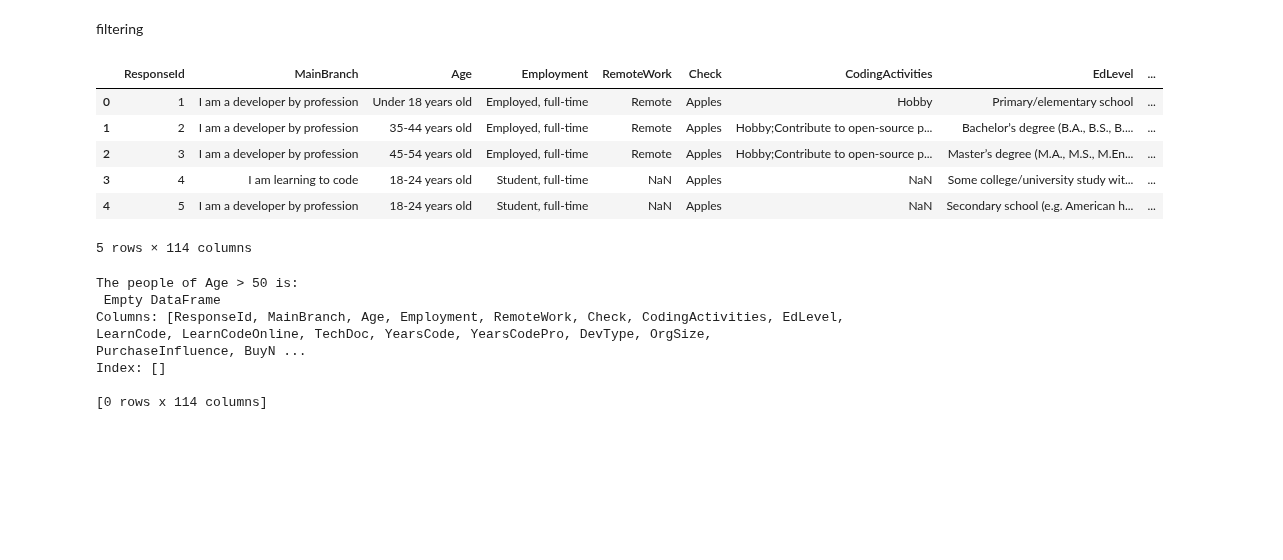
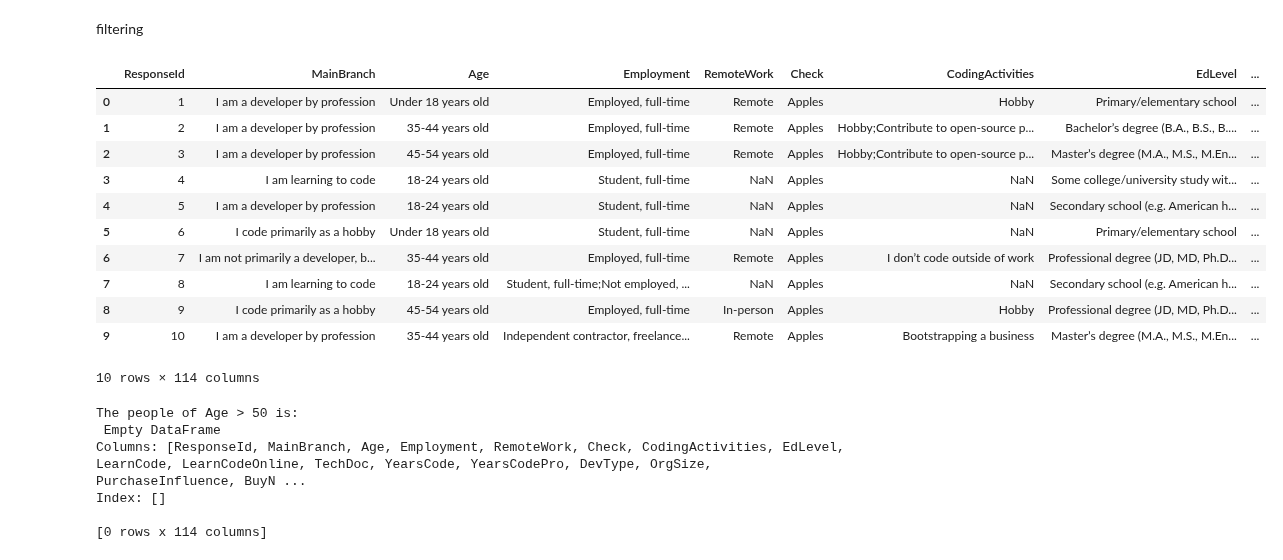
Before and after one commit to vikasbb06/An-Overall-view-of-python, a Jupyter notebook: 06-Pandas/pandas3.ipynb, the cells around one changed output. Cells and saved outputs as stored; diff of their text form; code cells hidden in the pictures; blank space fills up the shorter version.

```diff
--- a/06-Pandas/pandas3.ipynb
+++ b/06-Pandas/pandas3.ipynb
@@ -4,15 +4,20 @@ filtering
 import pandas as pd
 # %%
 df = pd.read_csv('results.csv')
-df.head()
+df.head(10)
 # %% [output]
 |  | ResponseId | MainBranch | Age | Employment | RemoteWork | Check | CodingActivities | EdLevel | ... |
 | 0 | 1 | I am a developer by profession | Under 18 years old | Employed, full-time | Remote | Apples | Hobby | Primary/elementary school | ... |
 | 1 | 2 | I am a developer by profession | 35-44 years old | Employed, full-time | Remote | Apples | Hobby;Contribute to open-source p... | Bachelor’s degree (B.A., B.S., B.... | ... |
 | 2 | 3 | I am a developer by profession | 45-54 years old | Employed, full-time | Remote | Apples | Hobby;Contribute to open-source p... | Master’s degree (M.A., M.S., M.En... | ... |
 | 3 | 4 | I am learning to code | 18-24 years old | Student, full-time | NaN | Apples | NaN | Some college/university study wit... | ... |
 | 4 | 5 | I am a developer by profession | 18-24 years old | Student, full-time | NaN | Apples | NaN | Secondary school (e.g. American h... | ... |
+| 5 | 6 | I code primarily as a hobby | Under 18 years old | Student, full-time | NaN | Apples | NaN | Primary/elementary school | ... |
+| 6 | 7 | I am not primarily a developer, b... | 35-44 years old | Employed, full-time | Remote | Apples | I don’t code outside of work | Professional degree (JD, MD, Ph.D... | ... |
+| 7 | 8 | I am learning to code | 18-24 years old | Student, full-time;Not employed, ... | NaN | Apples | NaN | Secondary school (e.g. American h... | ... |
+| 8 | 9 | I code primarily as a hobby | 45-54 years old | Employed, full-time | In-person | Apples | Hobby | Professional degree (JD, MD, Ph.D... | ... |
+| 9 | 10 | I am a developer by profession | 35-44 years old | Independent contractor, freelance... | Remote | Apples | Bootstrapping a business | Master’s degree (M.A., M.S., M.En... | ... |
-5 rows × 114 columns
+10 rows × 114 columns
 # %%
 # 2. Convert the 'Age' column from string to numeric, forcing errors to NaN if there is text like 'unknown'
 df['Age'] = pd.to_numeric(df['Age'], errors='coerce')
```
Also changed, not shown: 4 other files.
